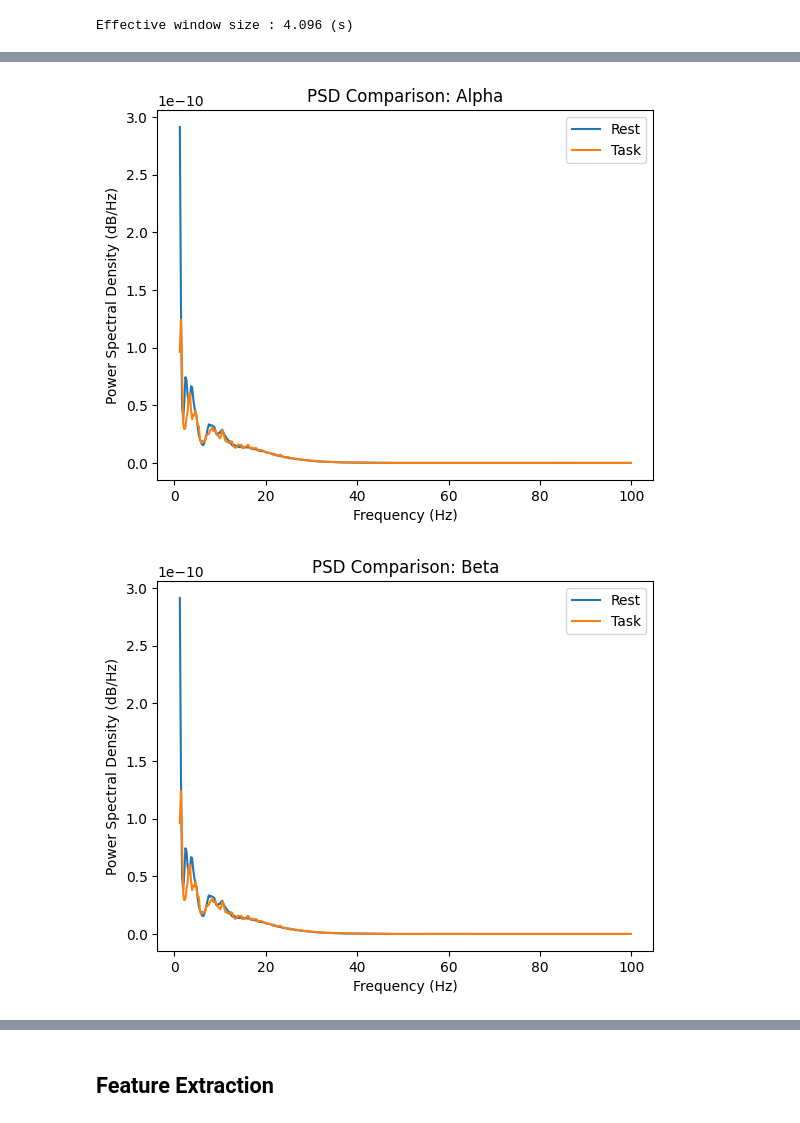
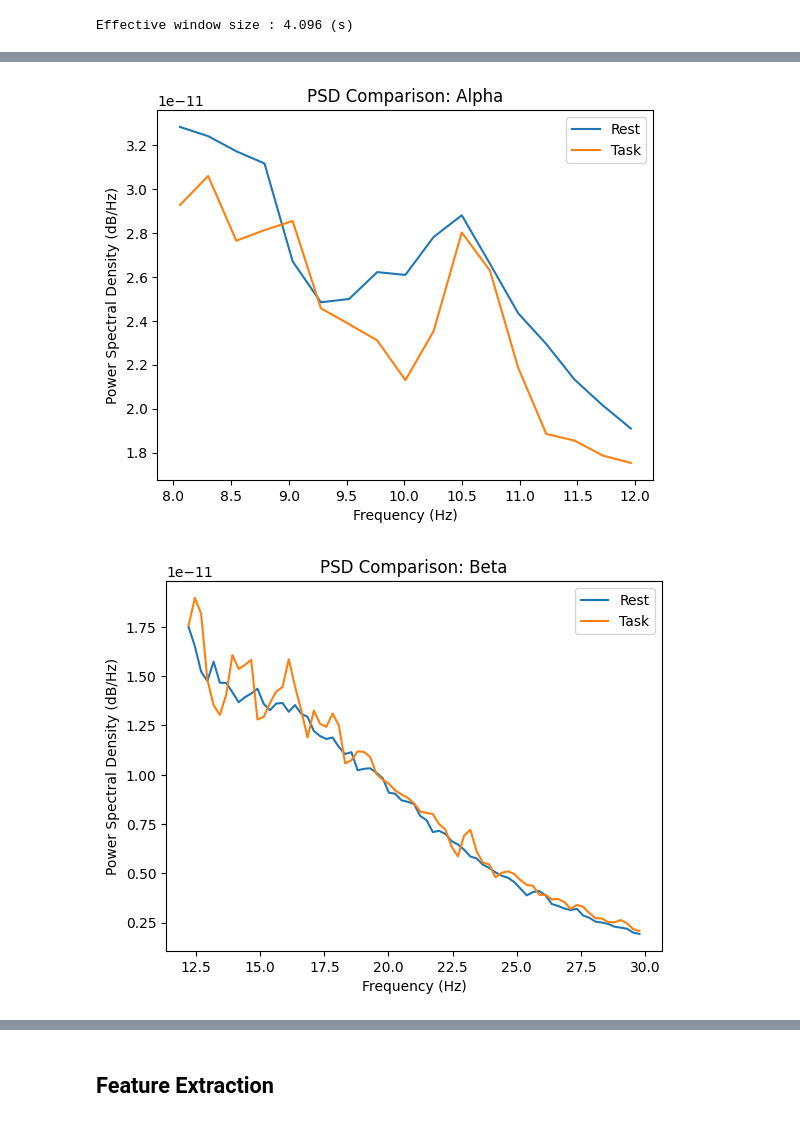
Before and after one commit to Tejas1206/EEG-During-Mental-Arithmetic-Tasks, a Jupyter notebook: eeg-during-mental-arithmetic-tasks.ipynb, the cells around one changed output, grey strips where cells are left out. Saved outputs shown, nothing was run; the diff lists cells and outputs as text; code cells hidden in the pictures.

```diff
--- a/eeg-during-mental-arithmetic-tasks.ipynb
+++ b/eeg-during-mental-arithmetic-tasks.ipynb
@@ -176,12 +176,14 @@ def bandpower(psds, freqs, band):
 band_powers_rest = {band: bandpower(psds_rest, freqs_rest, freq_range) for band, freq_range in bands.items()}
 band_powers_task = {band: bandpower(psds_task, freqs_task, freq_range) for band, freq_range in bands.items()}
 # %%
-# Plot PSD comparison
-for band in bands:
+# Plot PSD comparison for each frequency band
+for band, freq_range in bands.items():
+    band_idx = np.logical_and(freqs_rest >= freq_range[0], freqs_rest <= freq_range[1])
+
     plt.figure()
     plt.title(f'PSD Comparison: {band}')
-    plt.plot(freqs_rest, np.mean(psds_rest, axis=0), label='Rest')
-    plt.plot(freqs_task, np.mean(psds_task, axis=0), label='Task')
+    plt.plot(freqs_rest[band_idx], np.mean(psds_rest[:, band_idx], axis=0), label='Rest')
+    plt.plot(freqs_task[band_idx], np.mean(psds_task[:, band_idx], axis=0), label='Task')
     plt.xlabel('Frequency (Hz)')
     plt.ylabel('Power Spectral Density (dB/Hz)')
     plt.legend()
@@ -192,2 +194,2 @@ for band in bands:
-[figure, old version]
+[figure, new version]
-[figure, old version]
+[figure, new version]
```
Also changed, not shown: parts of 1 cell of this notebook.
